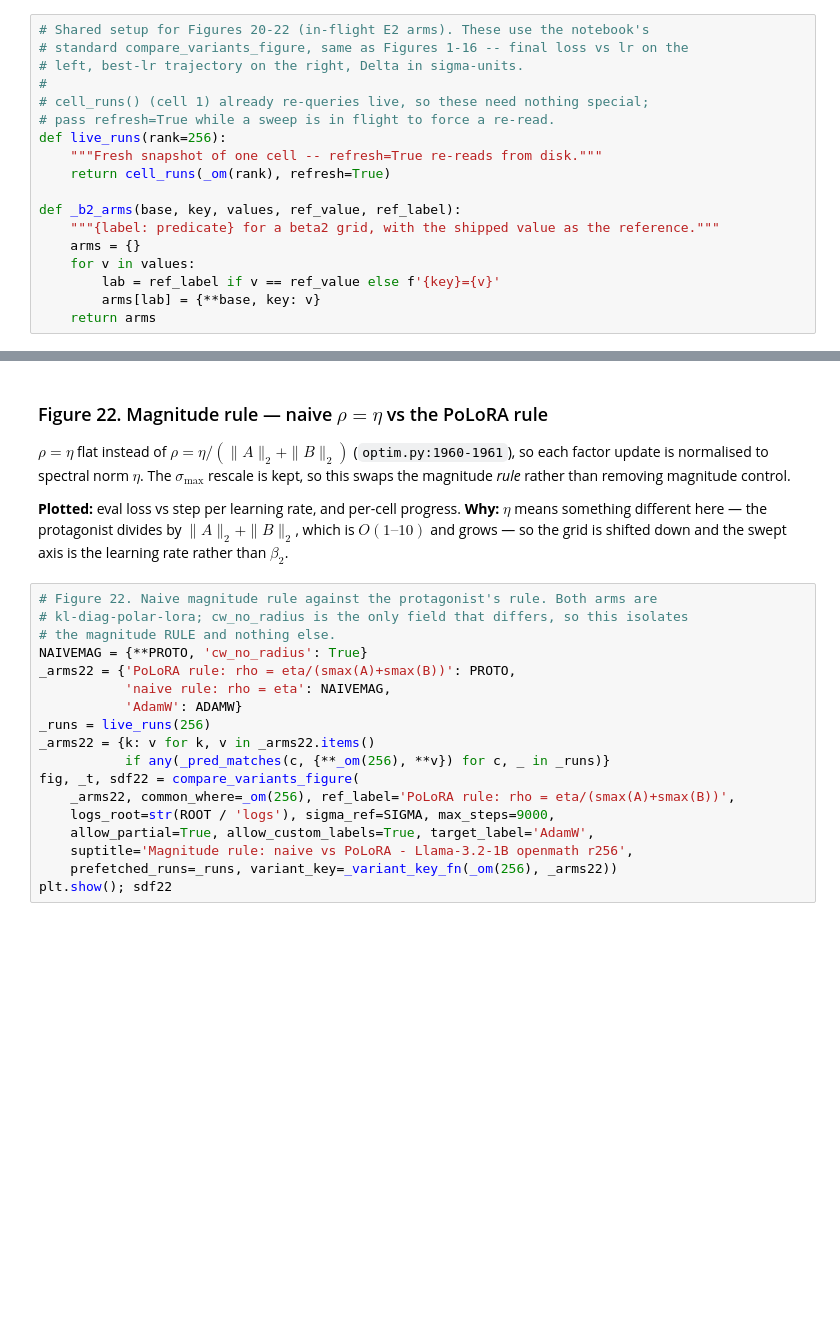
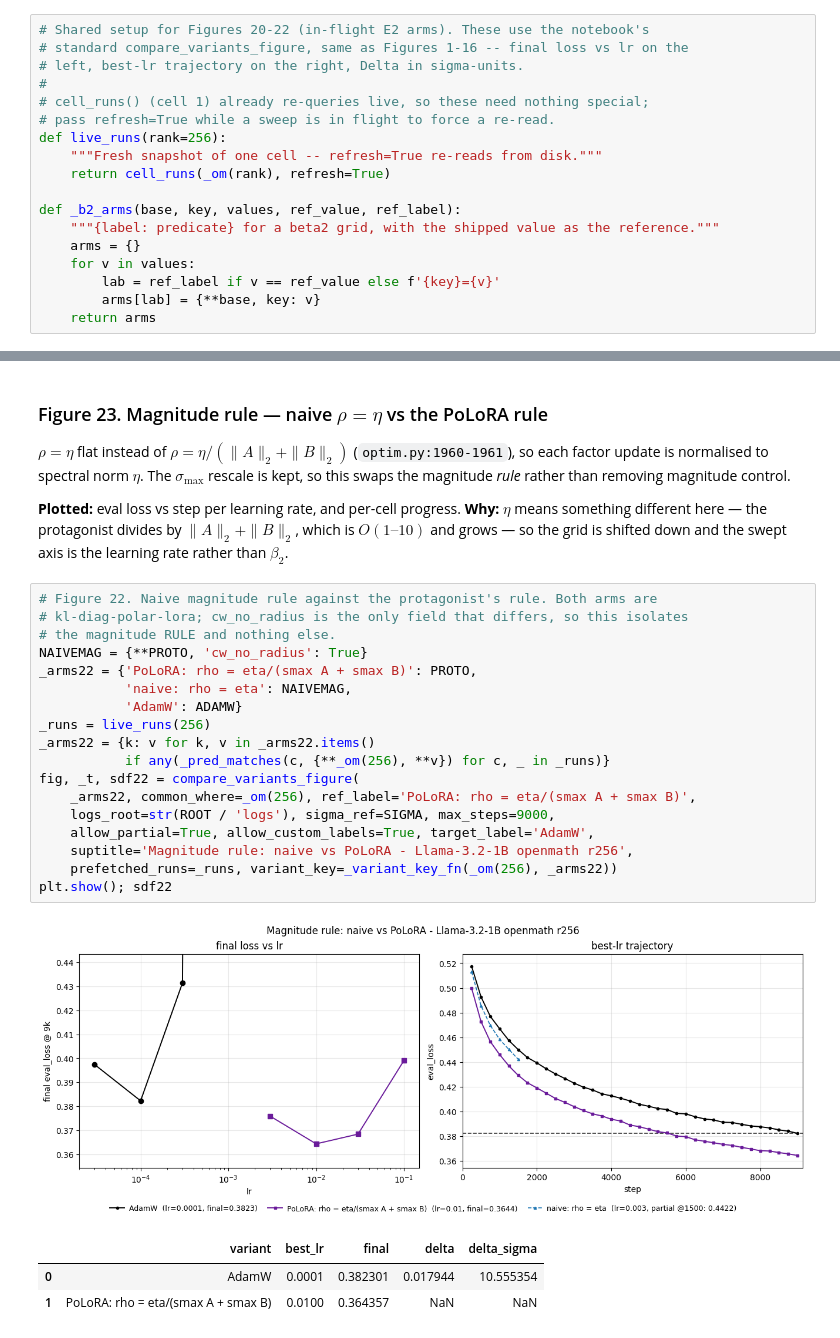
Before and after one commit to nikhilgsh/lora-optimizers, a Jupyter notebook: paper/paper_plots.ipynb, the cells around one changed output, grey strips where cells are left out. Saved outputs shown, nothing was run; the diff lists cells and outputs as text; blank space fills up the shorter version.

```diff
--- a/paper/paper_plots.ipynb
+++ b/paper/paper_plots.ipynb
@@ -756,5 +821,5 @@ Error:
 # %% [markdown]
-### Figure 22. Magnitude rule — naive $\rho=\eta$ vs the PoLoRA rule
+### Figure 23. Magnitude rule — naive $\rho=\eta$ vs the PoLoRA rule
 
 $\rho=\eta$ flat instead of $\rho=\eta/(\|A\|_2+\|B\|_2)$ (`optim.py:1960-1961`), so each
 factor update is normalised to spectral norm $\eta$. The $\sigma_{\max}$ rescale is
@@ -767,18 +832,23 @@ and the swept axis is the learning rate rather than $\beta_2$.
 # %%
 # Figure 22. Naive magnitude rule against the protagonist's rule. Both arms are
 # kl-diag-polar-lora; cw_no_radius is the only field that differs, so this isolates
 # the magnitude RULE and nothing else.
 NAIVEMAG = {**PROTO, 'cw_no_radius': True}
-_arms22 = {'PoLoRA rule: rho = eta/(smax(A)+smax(B))': PROTO,
-           'naive rule: rho = eta': NAIVEMAG,
+_arms22 = {'PoLoRA: rho = eta/(smax A + smax B)': PROTO,
+           'naive: rho = eta': NAIVEMAG,
            'AdamW': ADAMW}
 _runs = live_runs(256)
 _arms22 = {k: v for k, v in _arms22.items()
            if any(_pred_matches(c, {**_om(256), **v}) for c, _ in _runs)}
 fig, _t, sdf22 = compare_variants_figure(
-    _arms22, common_where=_om(256), ref_label='PoLoRA rule: rho = eta/(smax(A)+smax(B))',
+    _arms22, common_where=_om(256), ref_label='PoLoRA: rho = eta/(smax A + smax B)',
     logs_root=str(ROOT / 'logs'), sigma_ref=SIGMA, max_steps=9000,
     allow_partial=True, allow_custom_labels=True, target_label='AdamW',
     suptitle='Magnitude rule: naive vs PoLoRA - Llama-3.2-1B openmath r256',
     prefetched_runs=_runs, variant_key=_variant_key_fn(_om(256), _arms22))
 plt.show(); sdf22
+# %% [output]
+[figure, added]
+|  | variant | best_lr | final | delta | delta_sigma |
+| 0 | AdamW | 0.0001 | 0.382301 | 0.017944 | 10.555354 |
+| 1 | PoLoRA: rho = eta/(smax A + smax B) | 0.0100 | 0.364357 | NaN | NaN |
```
Also changed, not shown: parts of 17 cells of this notebook, 6 other files.
